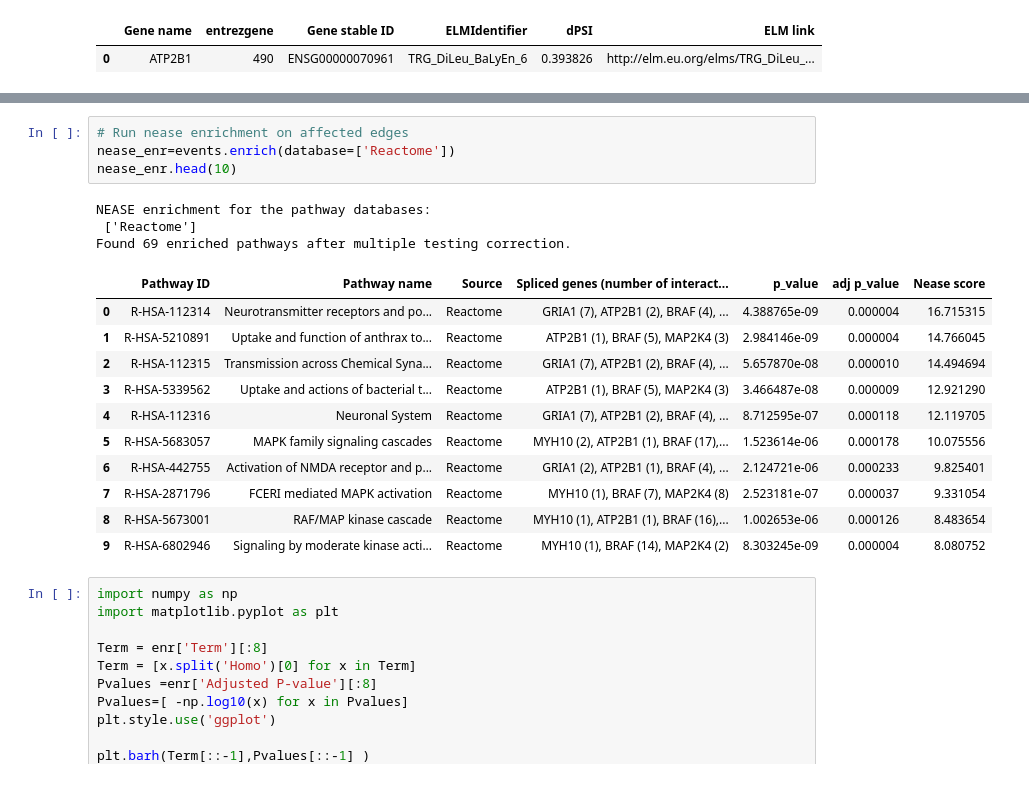
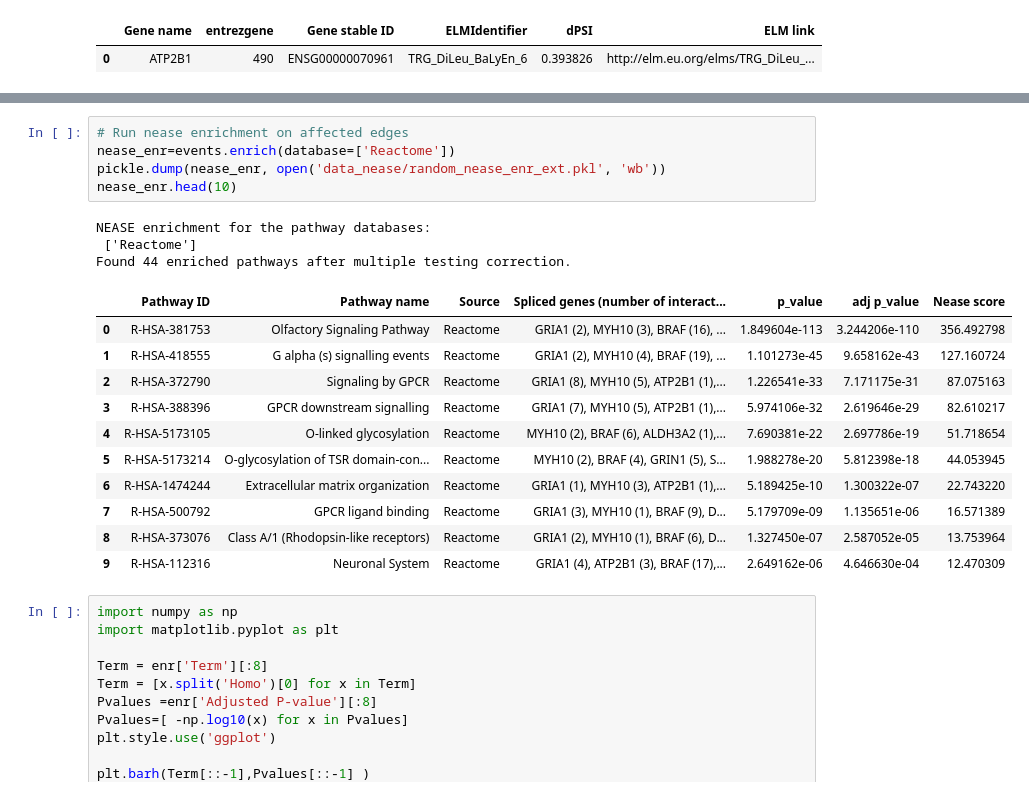
Before and after one commit to Eeeeelias/ppidm-check, a Jupyter notebook: nease_run.ipynb, the cells around one changed output, grey strips where cells are left out. Drawn from its saved outputs; the diff is of its cells as text.

```diff
--- a/nease_run.ipynb
+++ b/nease_run.ipynb
@@ -159,22 +170,23 @@ Found 118 enriched pathways after multiple testing correction.
 # %%
 # Run nease enrichment on affected edges
 nease_enr=events.enrich(database=['Reactome'])
+pickle.dump(nease_enr, open('data_nease/random_nease_enr_ext.pkl', 'wb'))
 nease_enr.head(10)
 # %% [output]
 NEASE enrichment for the pathway databases:
  ['Reactome']
-Found 69 enriched pathways after multiple testing correction.
+Found 44 enriched pathways after multiple testing correction.
 |  | Pathway ID | Pathway name | Source | Spliced genes (number of interact... | p_value | adj p_value | Nease score |
-| 0 | R-HSA-112314 | Neurotransmitter receptors and po... | Reactome | GRIA1 (7), ATP2B1 (2), BRAF (4), ... | 4.388765e-09 | 0.000004 | 16.715315 |
-| 1 | R-HSA-5210891 | Uptake and function of anthrax to... | Reactome | ATP2B1 (1), BRAF (5), MAP2K4 (3) | 2.984146e-09 | 0.000004 | 14.766045 |
-| 2 | R-HSA-112315 | Transmission across Chemical Syna... | Reactome | GRIA1 (7), ATP2B1 (2), BRAF (4), ... | 5.657870e-08 | 0.000010 | 14.494694 |
-| 3 | R-HSA-5339562 | Uptake and actions of bacterial t... | Reactome | ATP2B1 (1), BRAF (5), MAP2K4 (3) | 3.466487e-08 | 0.000009 | 12.921290 |
-| 4 | R-HSA-112316 | Neuronal System | Reactome | GRIA1 (7), ATP2B1 (2), BRAF (4), ... | 8.712595e-07 | 0.000118 | 12.119705 |
-| 5 | R-HSA-5683057 | MAPK family signaling cascades | Reactome | MYH10 (2), ATP2B1 (1), BRAF (17),... | 1.523614e-06 | 0.000178 | 10.075556 |
-| 6 | R-HSA-442755 | Activation of NMDA receptor and p... | Reactome | GRIA1 (2), ATP2B1 (1), BRAF (4), ... | 2.124721e-06 | 0.000233 | 9.825401 |
-| 7 | R-HSA-2871796 | FCERI mediated MAPK activation | Reactome | MYH10 (1), BRAF (7), MAP2K4 (8) | 2.523181e-07 | 0.000037 | 9.331054 |
-| 8 | R-HSA-5673001 | RAF/MAP kinase cascade | Reactome | MYH10 (1), ATP2B1 (1), BRAF (16),... | 1.002653e-06 | 0.000126 | 8.483654 |
-| 9 | R-HSA-6802946 | Signaling by moderate kinase acti... | Reactome | MYH10 (1), BRAF (14), MAP2K4 (2) | 8.303245e-09 | 0.000004 | 8.080752 |
+| 0 | R-HSA-381753 | Olfactory Signaling Pathway | Reactome | GRIA1 (2), MYH10 (3), BRAF (16), ... | 1.849604e-113 | 3.244206e-110 | 356.492798 |
+| 1 | R-HSA-418555 | G alpha (s) signalling events | Reactome | GRIA1 (2), MYH10 (4), BRAF (19), ... | 1.101273e-45 | 9.658162e-43 | 127.160724 |
+| 2 | R-HSA-372790 | Signaling by GPCR | Reactome | GRIA1 (8), MYH10 (5), ATP2B1 (1),... | 1.226541e-33 | 7.171175e-31 | 87.075163 |
+| 3 | R-HSA-388396 | GPCR downstream signalling | Reactome | GRIA1 (7), MYH10 (5), ATP2B1 (1),... | 5.974106e-32 | 2.619646e-29 | 82.610217 |
+| 4 | R-HSA-5173105 | O-linked glycosylation | Reactome | MYH10 (2), BRAF (6), ALDH3A2 (1),... | 7.690381e-22 | 2.697786e-19 | 51.718654 |
+| 5 | R-HSA-5173214 | O-glycosylation of TSR domain-con... | Reactome | MYH10 (2), BRAF (4), GRIN1 (5), S... | 1.988278e-20 | 5.812398e-18 | 44.053945 |
+| 6 | R-HSA-1474244 | Extracellular matrix organization | Reactome | GRIA1 (1), MYH10 (3), ATP2B1 (1),... | 5.189425e-10 | 1.300322e-07 | 22.743220 |
+| 7 | R-HSA-500792 | GPCR ligand binding | Reactome | GRIA1 (3), MYH10 (1), BRAF (9), D... | 5.179709e-09 | 1.135651e-06 | 16.571389 |
+| 8 | R-HSA-373076 | Class A/1 (Rhodopsin-like receptors) | Reactome | GRIA1 (2), MYH10 (1), BRAF (6), D... | 1.327450e-07 | 2.587052e-05 | 13.753964 |
+| 9 | R-HSA-112316 | Neuronal System | Reactome | GRIA1 (4), ATP2B1 (3), BRAF (17),... | 2.649162e-06 | 4.646630e-04 | 12.470309 |
 # %%
 import numpy as np
 import matplotlib.pyplot as plt
```
Also changed, not shown: parts of 7 cells of this notebook, 5 other files.
